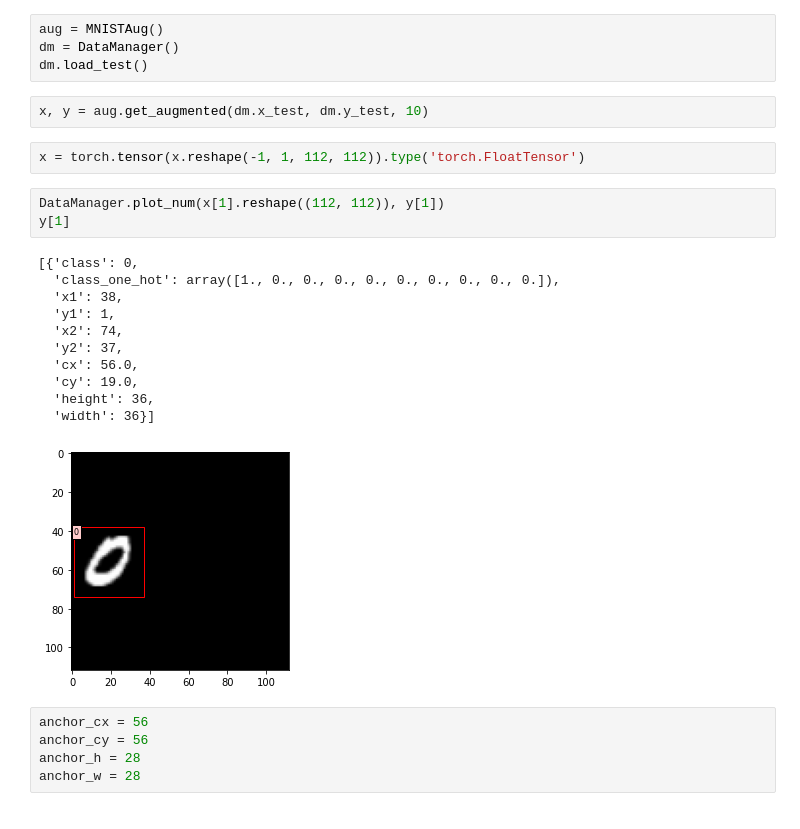
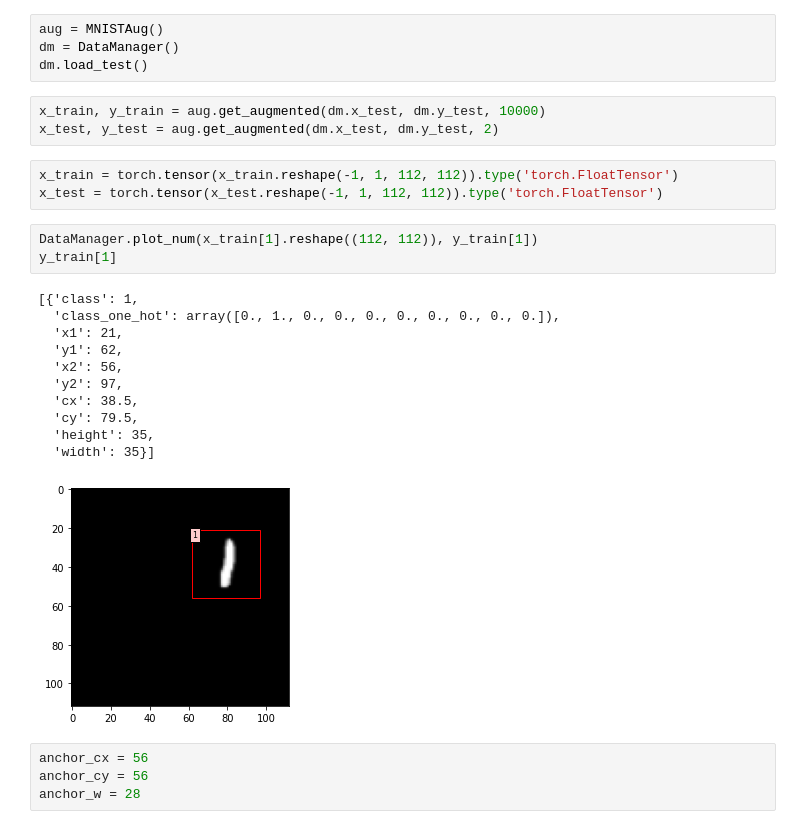
Before and after one commit to Akhilez/ml_gallery, a Jupyter notebook: ml_py/MLGallery/vision/detector_v1/detector_v1.ipynb, the cells around one changed output. Cells and saved outputs as stored; diff of their text form.

```diff
--- a/ml_py/MLGallery/vision/detector_v1/detector_v1.ipynb
+++ b/ml_py/MLGallery/vision/detector_v1/detector_v1.ipynb
@@ -6,27 +6,28 @@ from lib.mnist_aug.mnist_augmenter import DataManager, MNISTAug
 aug = MNISTAug()
 dm = DataManager()
 dm.load_test()
-# %%
-x, y = aug.get_augmented(dm.x_test, dm.y_test, 10)
+# %%
+x_train, y_train = aug.get_augmented(dm.x_test, dm.y_test, 10000)
+x_test, y_test = aug.get_augmented(dm.x_test, dm.y_test, 2)
 # %%
-x = torch.tensor(x.reshape(-1, 1, 112, 112)).type('torch.FloatTensor')
+x_train = torch.tensor(x_train.reshape(-1, 1, 112, 112)).type('torch.FloatTensor')
+x_test = torch.tensor(x_test.reshape(-1, 1, 112, 112)).type('torch.FloatTensor')
 # %%
-DataManager.plot_num(x[1].reshape((112, 112)), y[1])
-y[1]
+DataManager.plot_num(x_train[1].reshape((112, 112)), y_train[1])
+y_train[1]
 # %% [output]
-[{'class': 0,
-  'class_one_hot': array([1., 0., 0., 0., 0., 0., 0., 0., 0., 0.]),
-  'x1': 38,
-  'y1': 1,
-  'x2': 74,
-  'y2': 37,
-  'cx': 56.0,
-  'cy': 19.0,
-  'height': 36,
-  'width': 36}]
+[{'class': 1,
+  'class_one_hot': array([0., 1., 0., 0., 0., 0., 0., 0., 0., 0.]),
+  'x1': 21,
+  'y1': 62,
+  'x2': 56,
+  'y2': 97,
+  'cx': 38.5,
+  'cy': 79.5,
+  'height': 35,
+  'width': 35}]
-[figure, old version]
+[figure, new version]
 # %%
 anchor_cx = 56
 anchor_cy = 56
-anchor_h = 28
 anchor_w = 28
```
Also changed, not shown: parts of 7 cells of this notebook, 2 other files.
